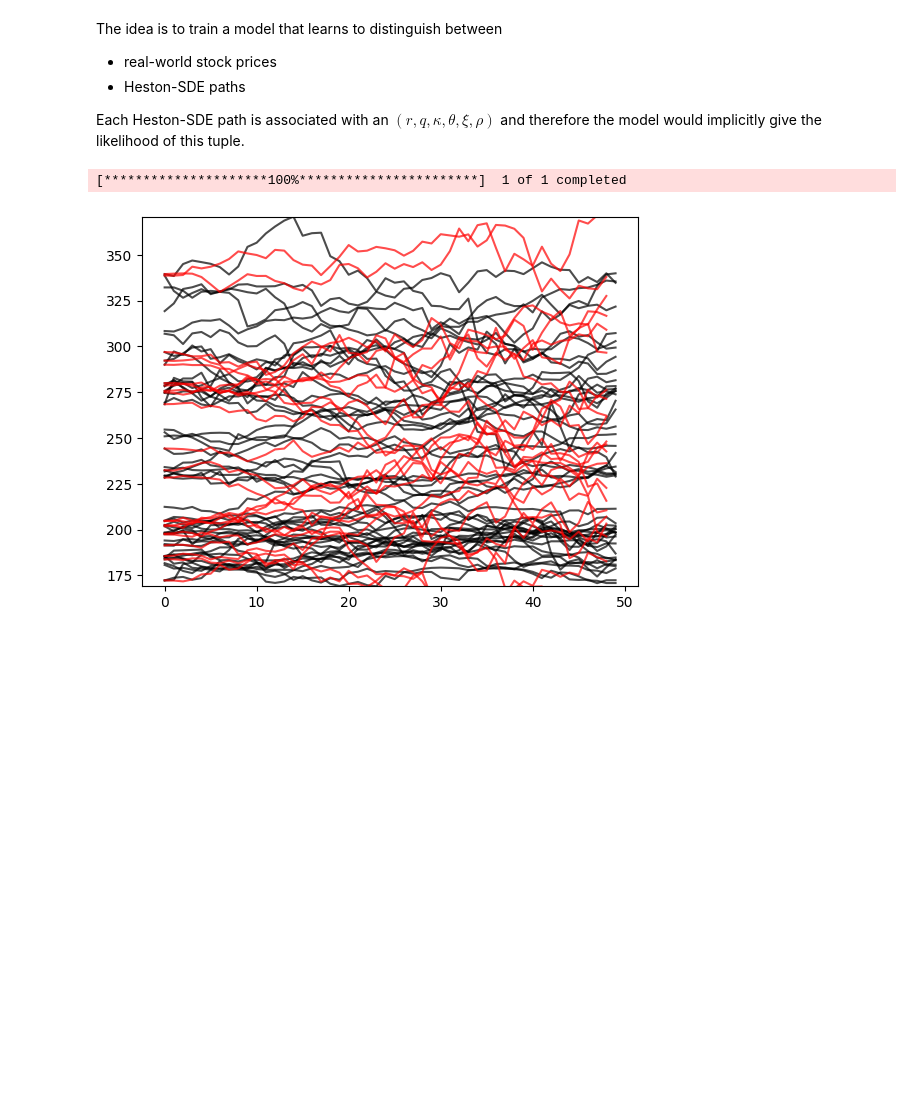
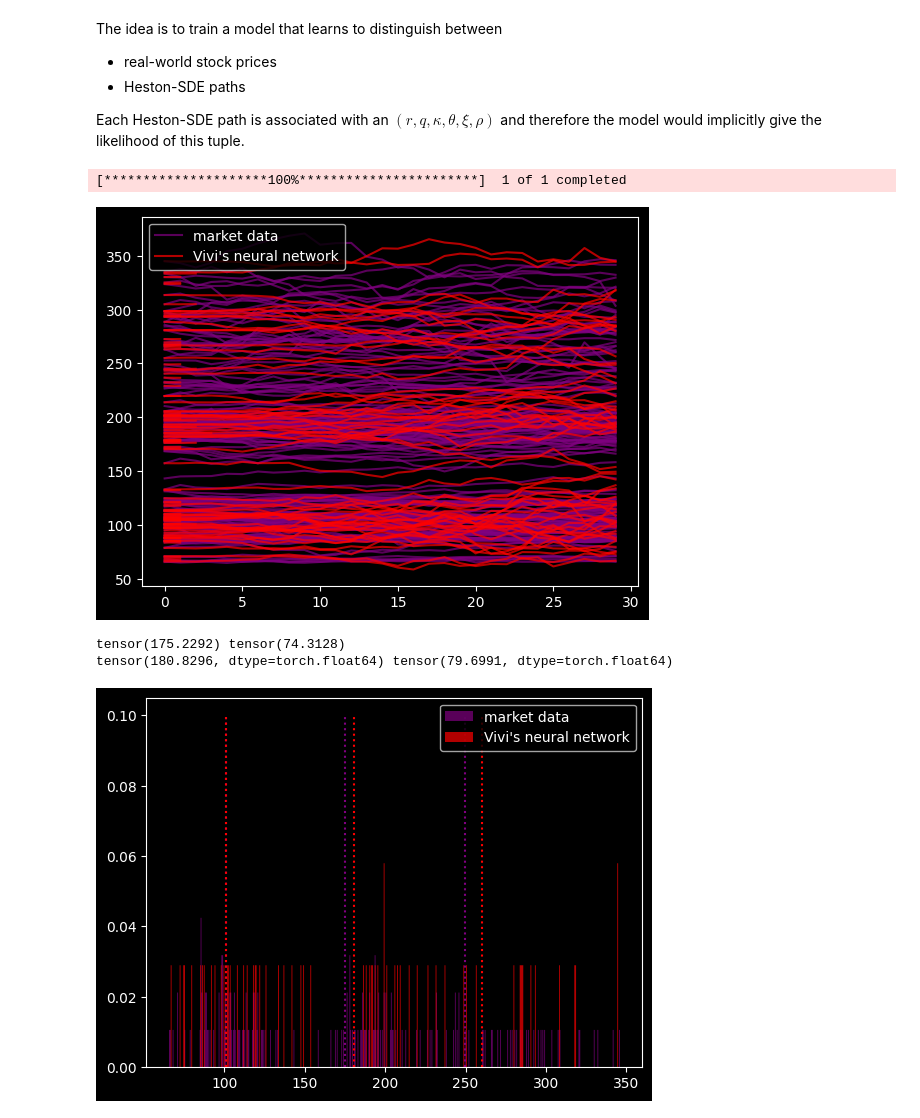
Before and after one commit to viviankessler/neural-sde, a Jupyter notebook: heston_process copy.ipynb, the cells around one changed output. Cells and saved outputs as stored; diff of their text form; code cells hidden in the pictures; blank space fills up the shorter version.

```diff
--- a/heston_process copy.ipynb
+++ b/heston_process copy.ipynb
@@ -4,14 +4,16 @@ import torchsde
 import yfinance as yf
 from datetime import datetime
 import matplotlib.pyplot as plt
+from plots import histogram
+plt.style.use('dark_background')
 # %% [markdown]
 # Heston Process
 # %% [markdown]
 ![image.png](attachment:image.png)
 # %%
-START = datetime(year=2014, month=9, day=1)
+START = datetime(year=2004, month=9, day=1)
 END = datetime(year=2024, month=9, day=1)
-WINDOW_SIZE = 50
+WINDOW_SIZE = 30
 DRIFT_LIMIT = 1
 # %% [markdown]
 The idea is to train a model that learns to distinguish between
@@ -53,26 +55,39 @@ class Heston(torch.nn.Module):
 # %%
 tickers = ["ROG.SW"]  # pd.read_csv("bats_symbols.csv")["Name"]
 parameter_names = ["r", "q", "theta", "xi", "kappa"]
 for ticker in tickers:
 
     ticker_data = yf.download(ticker, start=START, end=END)
     real_trajectories = torch.tensor([window.to_list() for window in ticker_data["Adj Close"].rolling(WINDOW_SIZE) if len(window.to_list()) == WINDOW_SIZE][::WINDOW_SIZE], requires_grad=False)
     daily_return = ticker_data["Adj Close"].pct_change()
     local_volatility = daily_return.rolling(WINDOW_SIZE).std()[WINDOW_SIZE::WINDOW_SIZE]
     theta = local_volatility.mean()
     xi = local_volatility.std()
     kappa = (local_volatility.diff().iloc[1:] / (theta - local_volatility.iloc[:-1])).mean()
 
     sde = Heston(kappa=kappa, theta=theta, xi=xi)
     y0 = torch.stack([real_trajectories[..., 0], torch.tensor(local_volatility)], dim=-1)
-    ts = torch.linspace(0.0, WINDOW_SIZE, WINDOW_SIZE - 1)
+    ts = torch.linspace(0.0, WINDOW_SIZE, WINDOW_SIZE)
     estimated_trajectories = torchsde.sdeint(sde=sde, y0=y0, ts=ts)[..., 0]
 
-    plt.ylim(real_trajectories.min(), real_trajectories.max())
-    for trajectory in real_trajectories:
-        plt.plot(trajectory, c="black", alpha=.7)
-    for trajectory in estimated_trajectories.transpose(0, 1):
-        plt.plot(trajectory, c="red", alpha=.7)
+    for i, trajectory in enumerate(real_trajectories):
+        plt.plot(trajectory, c="purple", alpha=.7, label="market data" if i == 0 else None)
+    for i, trajectory in enumerate(estimated_trajectories.transpose(0, 1)):
+        plt.plot(trajectory, c="red", alpha=.7, label="Vivi's neural network" if i == 0 else None)
+    plt.legend()
+    plt.title(ticker)
+    plt.show()
+
+    real_terminal_state = real_trajectories[..., -1]
+    histogram(real_terminal_state, label="market data", color="purple")
+    estimated_terminal_state = estimated_trajectories[-1]
+    histogram(estimated_terminal_state, label="Vivi's neural network", color="red")
+    plt.legend()
+    plt.title(ticker)
+    plt.show()
 # %% [output]
 [*********************100%***********************]  1 of 1 completed
-[figure, old version]
+[figure, new version]
+tensor(175.2292) tensor(74.3128)
+tensor(180.8296, dtype=torch.float64) tensor(79.6991, dtype=torch.float64)
+[figure, added]
```
Also changed, not shown: 1 other file.
